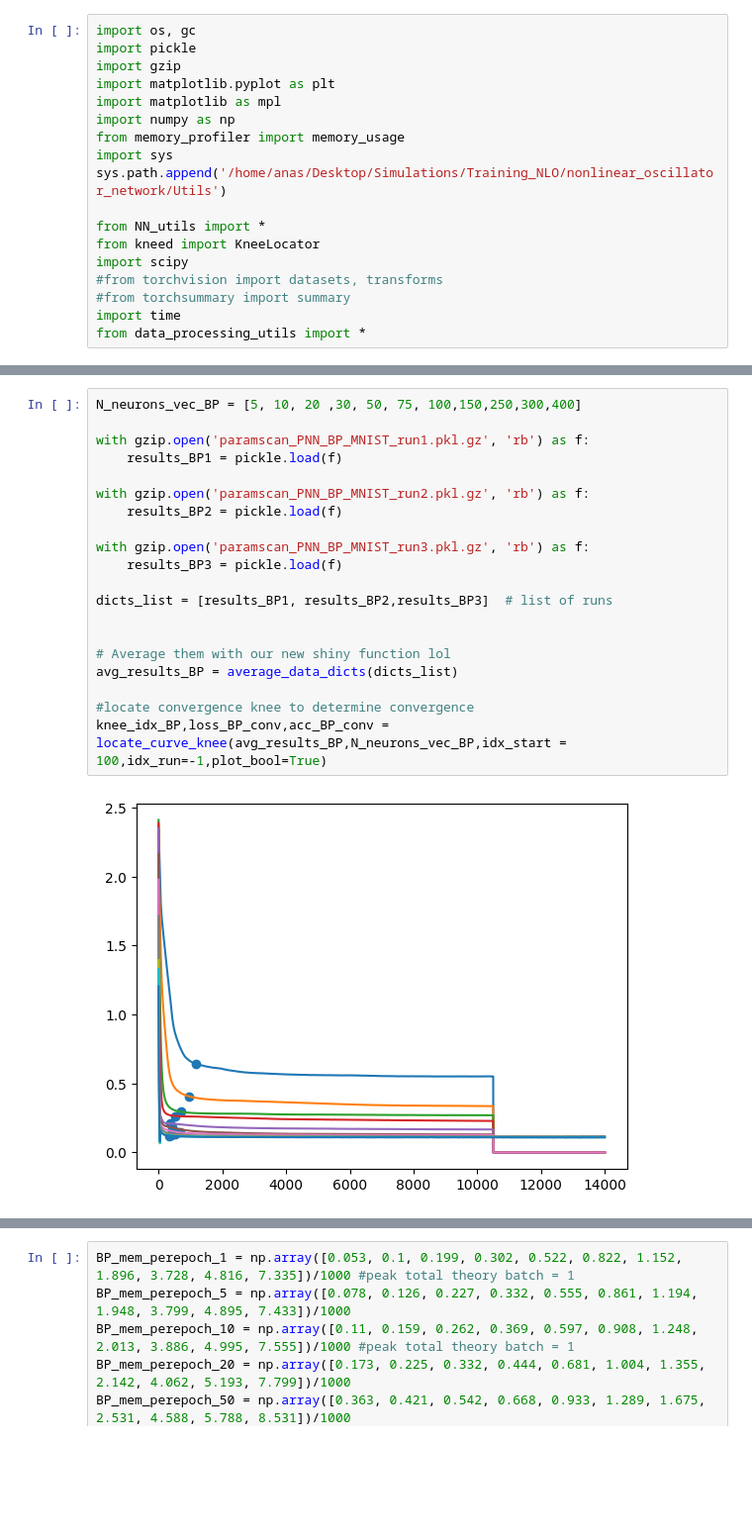
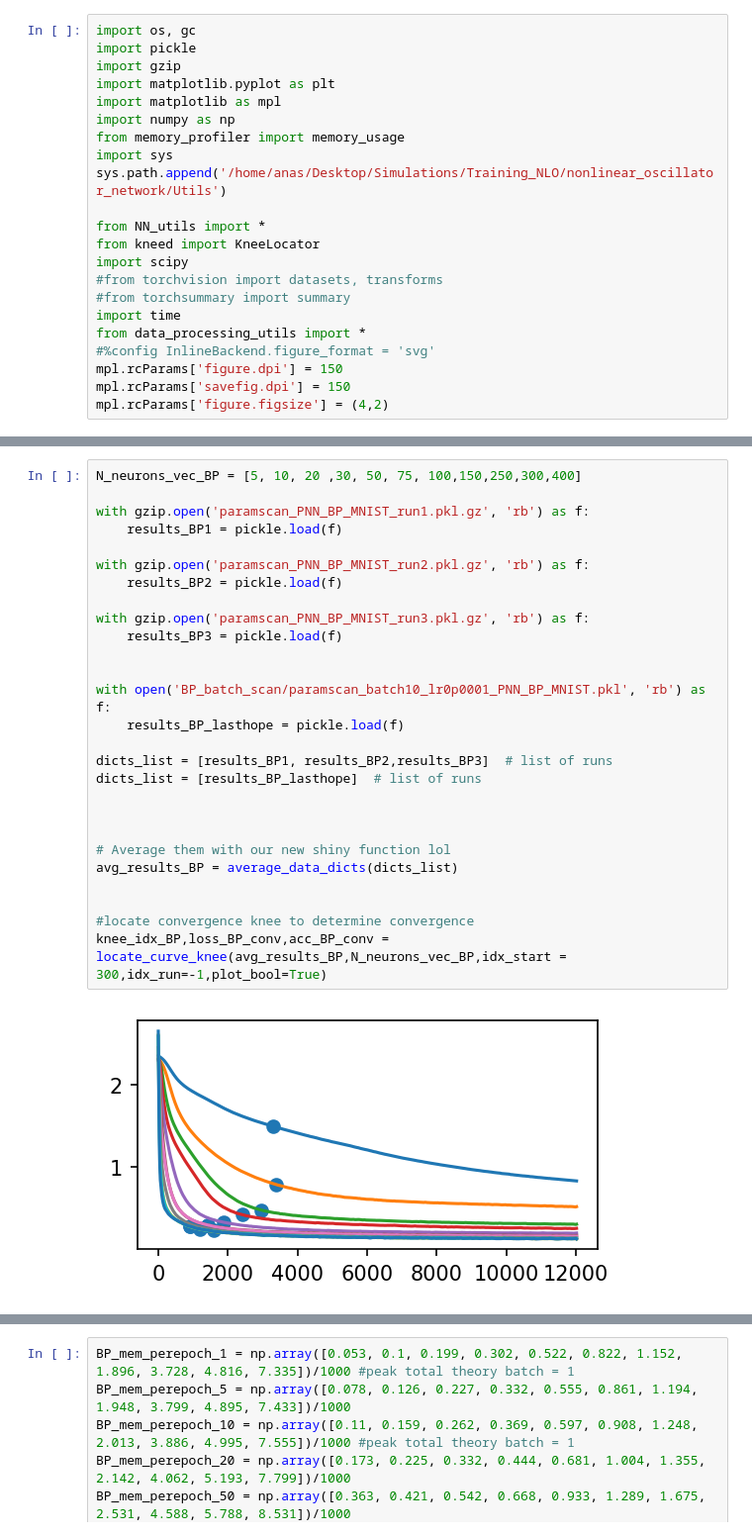
Before and after one commit to ASkalli/nonlinear_oscillator_network, a Jupyter notebook: MNIST/results/convergence_analysis_new.ipynb, the cells around one changed output, grey strips where cells are left out. Shown at 99% size. Cells and saved outputs as stored; diff of their text form; blank space fills up the shorter version.

```diff
--- a/MNIST/results/convergence_analysis_new.ipynb
+++ b/MNIST/results/convergence_analysis_new.ipynb
@@ -16,6 +16,10 @@ import scipy
 #from torchsummary import summary
 import time
 from data_processing_utils import *
+#%config InlineBackend.figure_format = 'svg'
+mpl.rcParams['figure.dpi'] = 150
+mpl.rcParams['savefig.dpi'] = 150
+mpl.rcParams['figure.figsize'] = (4,2)
 # %%
 N_neurons_vec_PEPG = [5, 10, 20 ,30, 50, 75, 100,150,180]
 
@@ -84,25 +93,32 @@ NUms params : [4045, 8180, 16750, 25720, 44860, 71035, 99710, 164560, 324260]
 # %%
 N_neurons_vec_BP = [5, 10, 20 ,30, 50, 75, 100,150,250,300,400]
 
 with gzip.open('paramscan_PNN_BP_MNIST_run1.pkl.gz', 'rb') as f:
     results_BP1 = pickle.load(f)
 
 with gzip.open('paramscan_PNN_BP_MNIST_run2.pkl.gz', 'rb') as f:
     results_BP2 = pickle.load(f)
 
 with gzip.open('paramscan_PNN_BP_MNIST_run3.pkl.gz', 'rb') as f:
     results_BP3 = pickle.load(f)
 
+
+with open('BP_batch_scan/paramscan_batch10_lr0p0001_PNN_BP_MNIST.pkl', 'rb') as f:
+    results_BP_lasthope = pickle.load(f)
+
 dicts_list = [results_BP1, results_BP2,results_BP3]  # list of runs
+dicts_list = [results_BP_lasthope]  # list of runs
+
 
 
 # Average them with our new shiny function lol
 avg_results_BP = average_data_dicts(dicts_list)
 
+
 #locate convergence knee to determine convergence
-knee_idx_BP,loss_BP_conv,acc_BP_conv = locate_curve_knee(avg_results_BP,N_neurons_vec_BP,idx_start = 100,idx_run=-1,plot_bool=True)
+knee_idx_BP,loss_BP_conv,acc_BP_conv = locate_curve_knee(avg_results_BP,N_neurons_vec_BP,idx_start = 300,idx_run=-1,plot_bool=True)
 # %% [output]
-[figure, old version]
+[figure, new version]
 # %%
 #process memory cost for the algorithm using the knee idx and the memory budget per epoch
 
```
Also changed, not shown: parts of 10 cells of this notebook, 9 other files.
